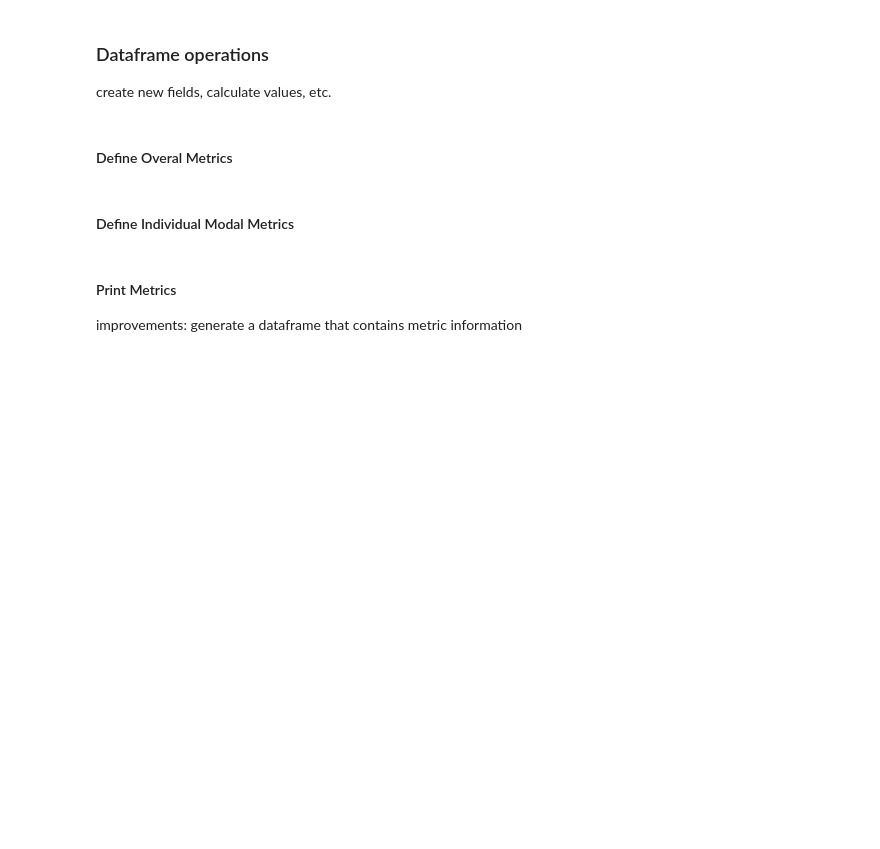
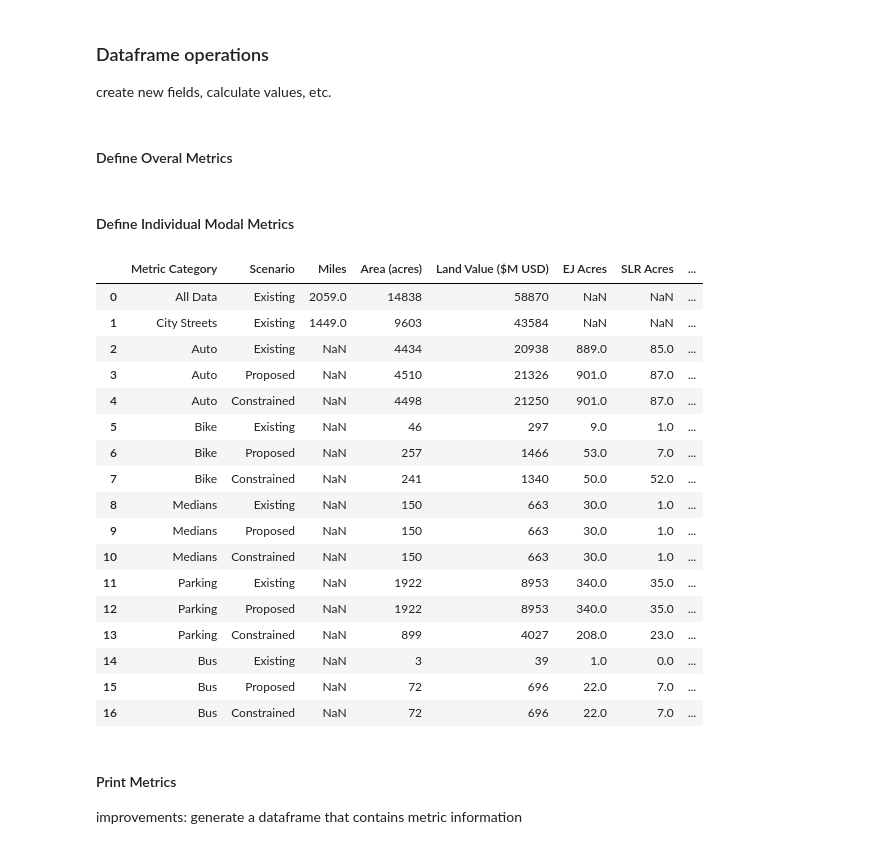
Before and after one commit to Ray-Mangan/DTS-Complete-Streets, a Jupyter notebook: DTS - 10 - Results Summary.ipynb, the cells around one changed output. Drawn from its saved outputs; the diff is of its cells as text; code cells hidden in the pictures; blank space fills up the shorter version.

Commit message:
develop new DF to store output metrics

```diff
--- a/DTS - 10 - Results Summary.ipynb
+++ b/DTS - 10 - Results Summary.ipynb
@@ -327,3 +469,34 @@ bus_const_value = (round(df.loc[f_owner,"modal_area_bus_const_LV"].sum()/1000000
+# %%
+#load dict to new df
+
+new_df = pd.DataFrame.from_dict(results_dict)
+# %%
+#create new field EJ %
+new_df["EJ % (by area)"] = (new_df["EJ Acres"] / new_df["Area (acres)"])*100
+
+#create new field EJ %
+new_df["SLR % (by area)"] = (new_df["SLR Acres"] / new_df["Area (acres)"])*100
+# %%
+new_df
+# %% [output]
+|  | Metric Category | Scenario | Miles | Area (acres) | Land Value ($M USD) | EJ Acres | SLR Acres | ... |
+| 0 | All Data | Existing | 2059.0 | 14838 | 58870 | NaN | NaN | ... |
+| 1 | City Streets | Existing | 1449.0 | 9603 | 43584 | NaN | NaN | ... |
+| 2 | Auto | Existing | NaN | 4434 | 20938 | 889.0 | 85.0 | ... |
+| 3 | Auto | Proposed | NaN | 4510 | 21326 | 901.0 | 87.0 | ... |
+| 4 | Auto | Constrained | NaN | 4498 | 21250 | 901.0 | 87.0 | ... |
+| 5 | Bike | Existing | NaN | 46 | 297 | 9.0 | 1.0 | ... |
+| 6 | Bike | Proposed | NaN | 257 | 1466 | 53.0 | 7.0 | ... |
+| 7 | Bike | Constrained | NaN | 241 | 1340 | 50.0 | 52.0 | ... |
+| 8 | Medians | Existing | NaN | 150 | 663 | 30.0 | 1.0 | ... |
+| 9 | Medians | Proposed | NaN | 150 | 663 | 30.0 | 1.0 | ... |
+| 10 | Medians | Constrained | NaN | 150 | 663 | 30.0 | 1.0 | ... |
+| 11 | Parking | Existing | NaN | 1922 | 8953 | 340.0 | 35.0 | ... |
+| 12 | Parking | Proposed | NaN | 1922 | 8953 | 340.0 | 35.0 | ... |
+| 13 | Parking | Constrained | NaN | 899 | 4027 | 208.0 | 23.0 | ... |
+| 14 | Bus | Existing | NaN | 3 | 39 | 1.0 | 0.0 | ... |
+| 15 | Bus | Proposed | NaN | 72 | 696 | 22.0 | 7.0 | ... |
+| 16 | Bus | Constrained | NaN | 72 | 696 | 22.0 | 7.0 | ... |
 # %% [markdown]
 #### Print Metrics
 
```
Also changed, not shown: parts of 9 cells of this notebook.
